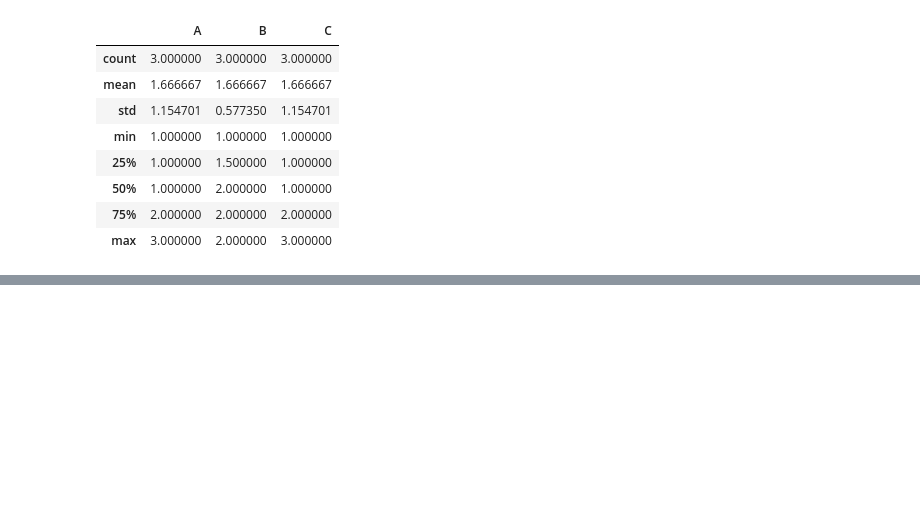
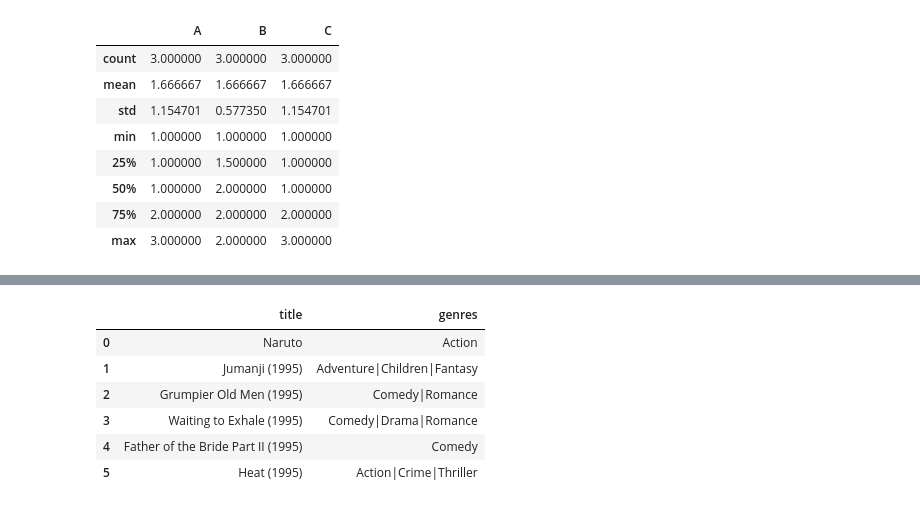
Before and after one commit to Ilies-Bouderba/MoviesRating, a Jupyter notebook: notebooks/01_python_basics.ipynb, the cells around one changed output, grey strips where cells are left out. Drawn from its saved outputs; the diff is of its cells as text; code cells hidden in the pictures; blank space fills up the shorter version.

```diff
--- a/notebooks/01_python_basics.ipynb
+++ b/notebooks/01_python_basics.ipynb
@@ -49,0 +89,10 @@ df.describe()
+# %%
+movies.loc[0:5, ['title', 'genres']]
+# %% [output]
+|  | title | genres |
+| 0 | Naruto | Action |
+| 1 | Jumanji (1995) | Adventure|Children|Fantasy |
+| 2 | Grumpier Old Men (1995) | Comedy|Romance |
+| 3 | Waiting to Exhale (1995) | Comedy|Drama|Romance |
+| 4 | Father of the Bride Part II (1995) | Comedy |
+| 5 | Heat (1995) | Action|Crime|Thriller |
```
Also changed, not shown: parts of 9 cells of this notebook, 1 other file.
